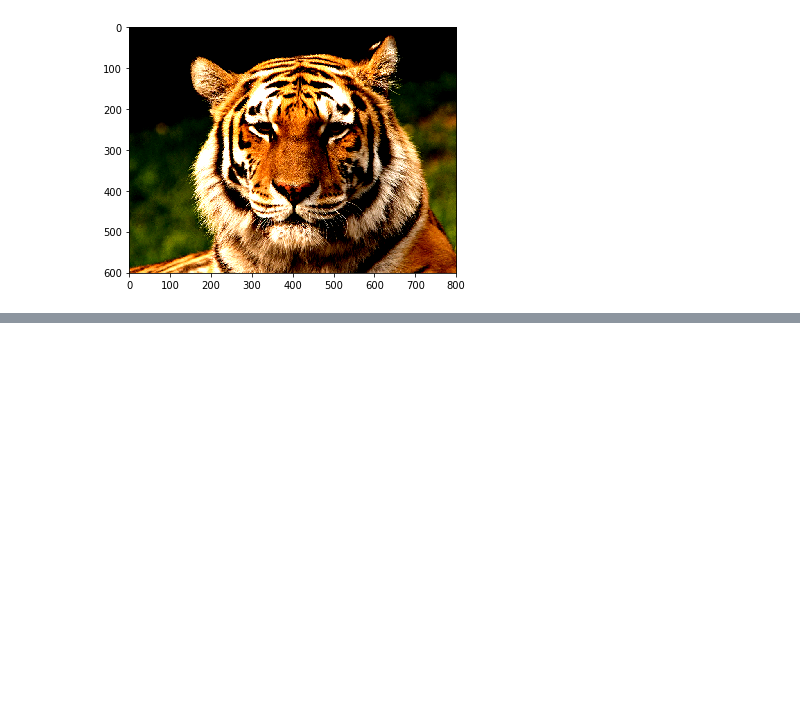
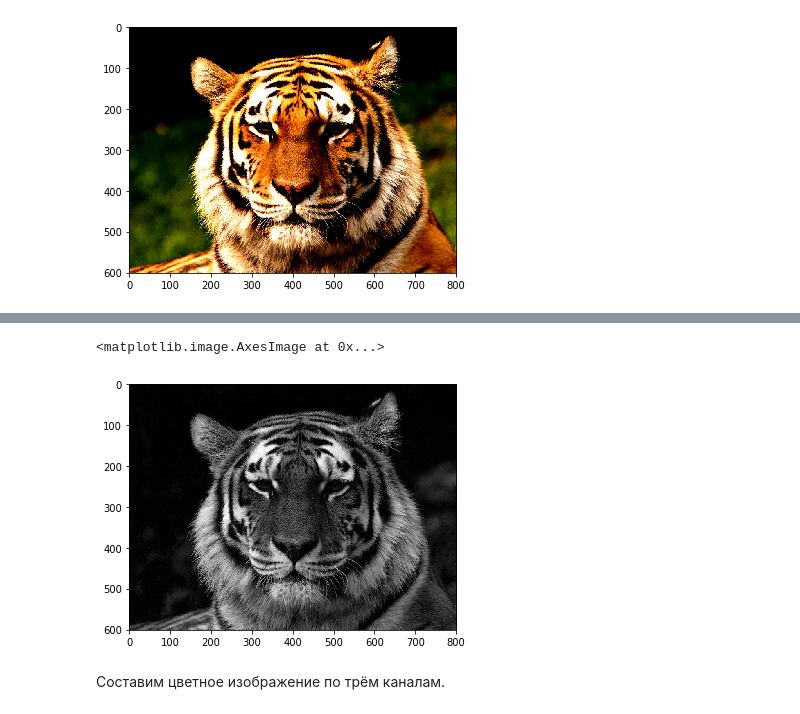
Before and after one commit to andreqwert/Image_processing, a Jupyter notebook: Arithmetic_operations_with_images.ipynb, the cells around one changed output, grey strips where cells are left out. Cells and saved outputs as stored; diff of their text form; code cells hidden in the pictures; blank space fills up the shorter version.

```diff
--- a/Arithmetic_operations_with_images.ipynb
+++ b/Arithmetic_operations_with_images.ipynb
@@ -78,0 +102,11 @@ imshow(clip(img_f * 2 - 0.5, 0, 1)) # обрежем от 0 до 1
+# %%
+# 2 - значит синий канал.
+b = img_f[:, :, 2]
+imshow(b)
+
+# Картинка темнее, значит, синего в ней немного
+# %% [output]
+<matplotlib.image.AxesImage at 0x...>
+[figure, added]
+# %% [markdown]
+Составим цветное изображение по трём каналам.
```
Also changed, not shown: parts of 17 cells of this notebook.
